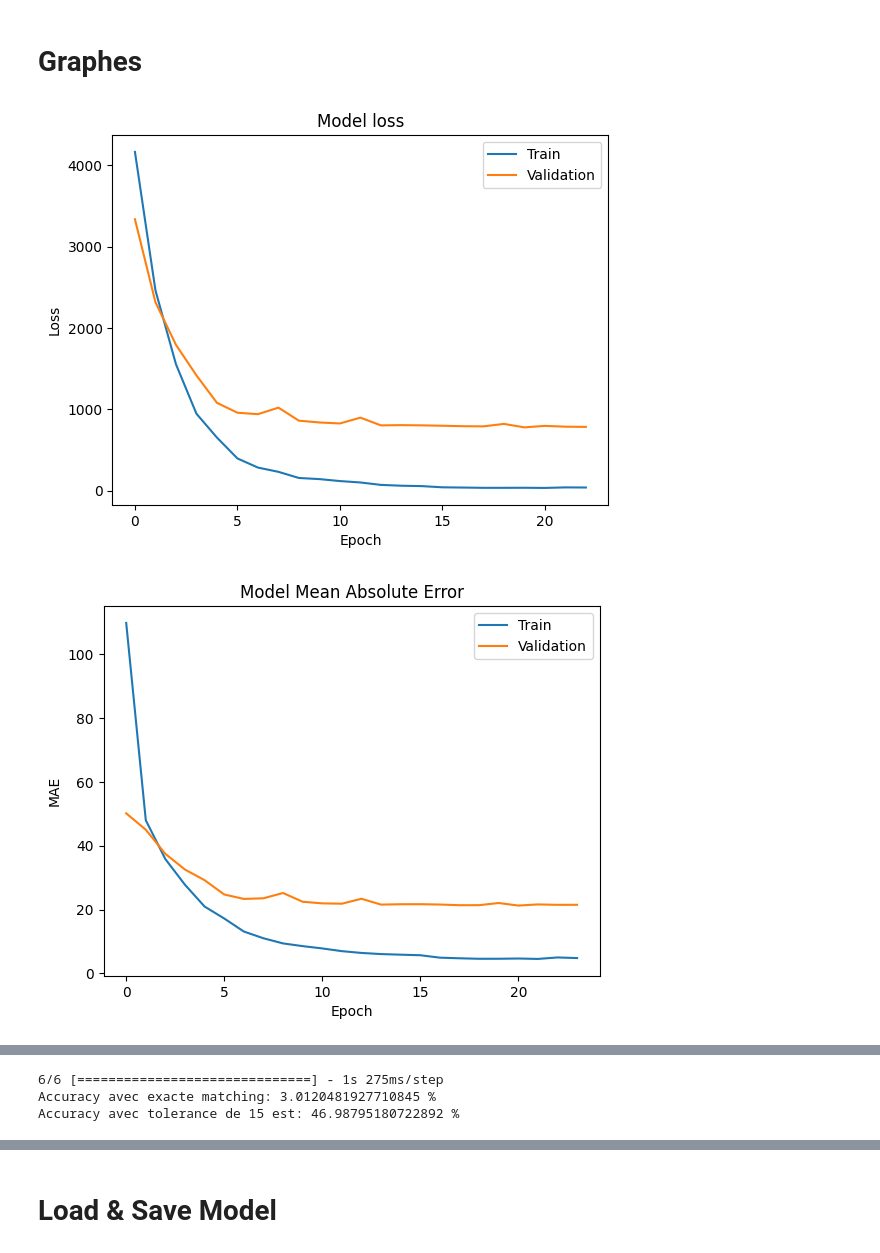
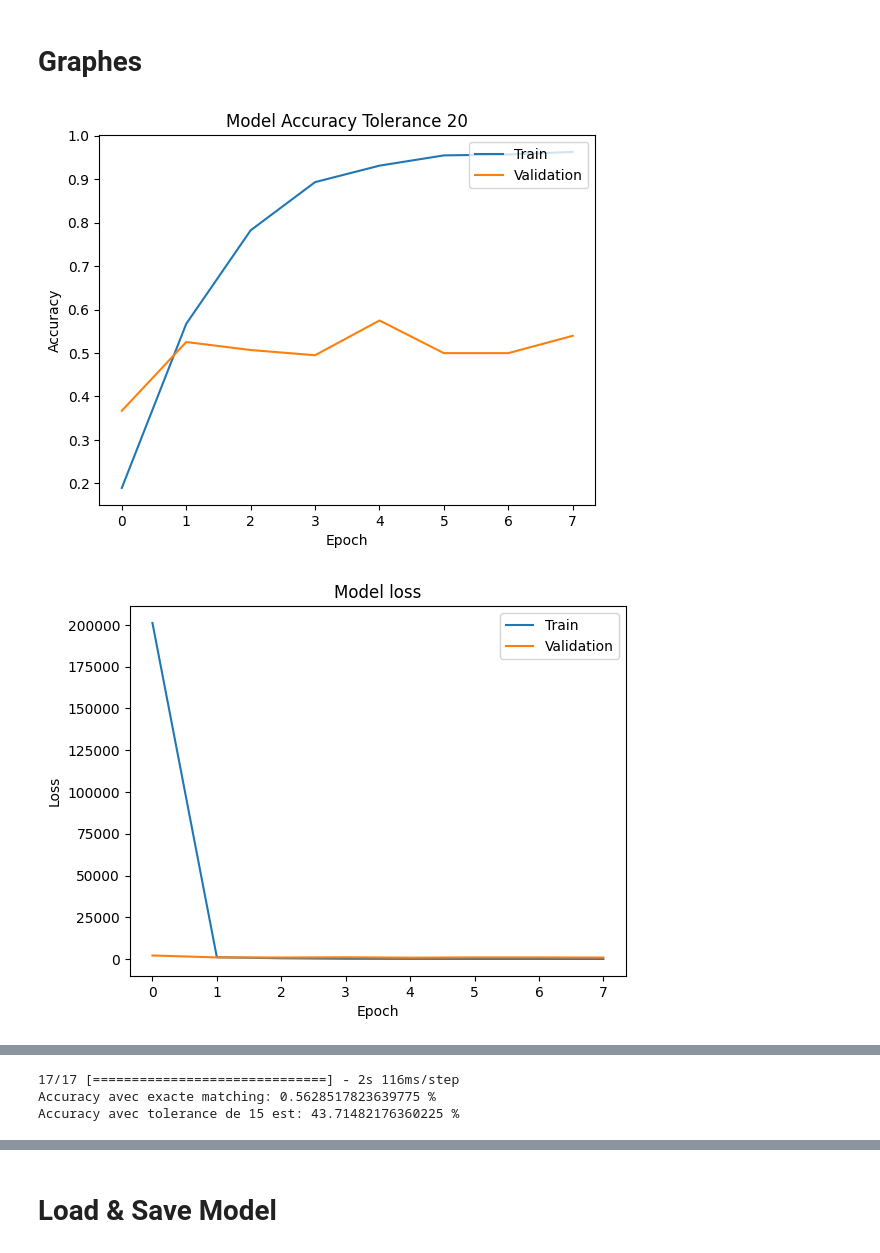
Before and after one commit to dorianGT/Text-Datation-With-CNN, a Jupyter notebook: TER.ipynb, the cells around one changed output, grey strips where cells are left out. Saved outputs shown, nothing was run; the diff lists cells and outputs as text; code cells hidden in the pictures.

```diff
--- a/TER.ipynb
+++ b/TER.ipynb
@@ -131,7 +133,7 @@ plt.show()
 ## Tokenization + Embedding + division en sequence
 # %%
 # Longueur maximale des séquences
-max_len = 30000
+max_len = 10000
 # Le nombre de caracteristique en plus de la taille d'embedding
 # 3 éléments: le token unique + la frequence locale + la fréquence globale
 word_param_number = 3
@@ -616,6 +627,22 @@ def define_multi_model(max_len, vocab_size):
 ## Ou en entrainer un seul
 # %% [markdown]
 ### Un seul
+# %%
+from keras import backend as K
+
+# Définition de la métrique personnalisée d'accuracy avec une tolérance de 20
+def accuracy_with_tolerance(tolerance=20):
+    def metric(y_true, y_pred):
+        # Calcul de la différence absolue entre la valeur prédite et la valeur réelle
+        diff = K.abs(y_pred - y_true)
+
+        # Compte le nombre de prédictions qui sont dans la tolérance
+        within_tolerance = K.less_equal(diff, tolerance)
+
+        # Retourne le pourcentage de prédictions correctes
+        return K.mean(K.cast(within_tolerance, 'float32'))
+
+    return metric
 # %%
 from keras.utils.vis_utils import plot_model
 
@@ -637,7 +664,7 @@ model = define_multi_model(max_len, token_number)
 plot_model(model, show_shapes=True, to_file='multichannel.png')
 
 # Compilation du modèle avec l'optimiseur Adam, la fonction de perte 'mse' et la métrique 'mae'
-model.compile(optimizer='adam', loss='mean_squared_error', metrics=['mae'])
+model.compile(optimizer='adam', loss='mean_squared_error', metrics=['mae',accuracy_with_tolerance(20)])
 # Affichage de la structure du modèle
 model.summary()
 
@@ -751,6 +778,8 @@ Accuracy within tolerance: 66.26506024096386 %
 # %% [markdown]
 ## Evaluation par livre
 # %%
+import statistics
+
 # Prédiction des dates
 y_pred = model.predict(test)
 y_pred = y_pred.flatten()
@@ -771,7 +800,8 @@ for nb in sequence_count_book_test:
         current += 1  # Incrémenter l'indice pour obtenir la prochaine prédiction
 
     # Calculer la moyenne des dates prédites dans cette séquence
-    date = sum(dates) / len(dates)
+    # date = sum(dates) / len(dates)
+    date = statistics.median(dates)
     predicted_book_date[ind] = date
     true_book_date[ind] = y_test[current-1]
     # Calculer la différence absolue entre la moyenne prédite et la vérité terrain
@@ -896,9 +926,18 @@ min:  [1717.2164]
 # %% [markdown]
 # Graphes
 # %%
+# Plot training & validation accuracy with tolerance 20
+plt.plot(history.history['metric'][0:])
+plt.plot(history.history['val_metric'][0:])
+plt.title('Model Accuracy Tolerance 20')
+plt.ylabel('Accuracy')
+plt.xlabel('Epoch')
+plt.legend(['Train', 'Validation'], loc='upper right')
+plt.show()
+
 # Plot training & validation loss values
-plt.plot(history.history['loss'][2:])
-plt.plot(history.history['val_loss'][2:])
+plt.plot(history.history['loss'][0:])
+plt.plot(history.history['val_loss'][0:])
 plt.title('Model loss')
 plt.ylabel('Loss')
 plt.xlabel('Epoch')
@@ -906,8 +945,8 @@ plt.legend(['Train', 'Validation'], loc='upper right')
 plt.show()
 
 #Plot MAE
-plt.plot(history.history['mae'][1:])
-plt.plot(history.history['val_mae'][1:])
+plt.plot(history.history['mae'][0:])
+plt.plot(history.history['val_mae'][0:])
 plt.title('Model Mean Absolute Error')
 plt.ylabel('MAE')
 plt.xlabel('Epoch')
@@ -952,32 +991,32 @@ for i in range(len(y_test)):
         exact_matches_count += 1
 
 accuracy_exact_matches = (exact_matches_count / len(y_test)) * 100
 
 print("Accuracy avec exacte matching:", accuracy_exact_matches, "%")
 
 
 #------------------------voir quelle année est la plus dure (tolerance de 15)---------------------------#
 error_samples = []
 tolerance = 15
 within_tolerance_count = 0
 
 for i in range(len(y_test)):
     if abs(round(y_pred[i][0]) - y_test[i]) > tolerance:
         error_samples.append(y_test[i])
     else:
         within_tolerance_count += 1
 
 accuracy_within_tolerance = (within_tolerance_count / len(y_test)) * 100
 
 print("Accuracy avec tolerance de", tolerance, "est:", accuracy_within_tolerance, "%")
 
 
 # Créer un histogramme des années d'erreur
 plt.hist(error_samples, bins=max(y_test)-min(y_test)+1, color='skyblue')
 plt.xlabel('Année')
 plt.ylabel('Nombre d\'échantillons mal prédits')
 plt.title('Histogramme des années d\'erreur')
 plt.show()
 # %% [output]
-[figure, old version]
+[figure, new version]
-[figure, old version]
+[figure, new version]
@@ -987,3 +1027,3 @@ plt.show()
-6/6 [==============================] - 1s 275ms/step
-Accuracy avec exacte matching: 3.0120481927710845 %
-Accuracy avec tolerance de 15 est: 46.98795180722892 %
+17/17 [==============================] - 2s 116ms/step
+Accuracy avec exacte matching: 0.5628517823639775 %
+Accuracy avec tolerance de 15 est: 43.71482176360225 %
```
Also changed, not shown: parts of 13 cells of this notebook, 1 other file.
